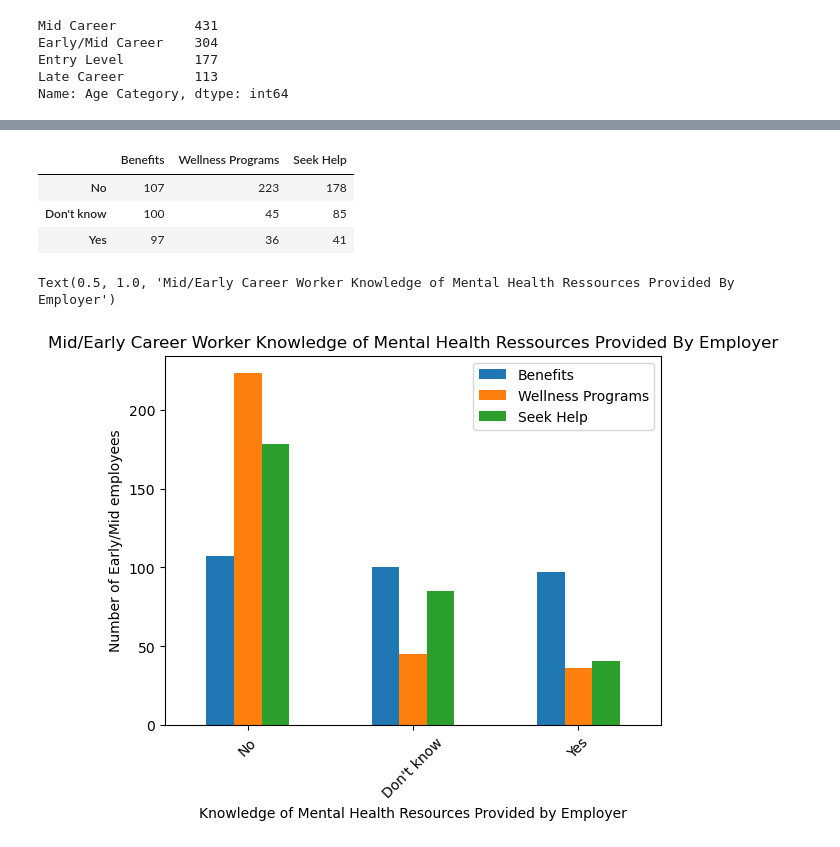
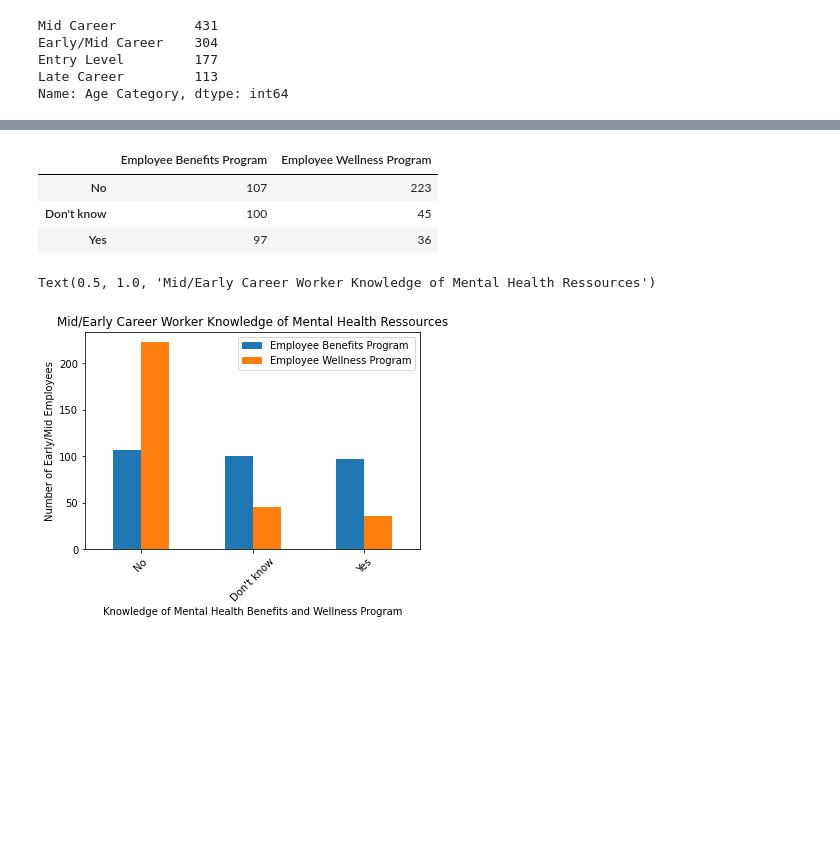
Before and after one commit to baileykayla953/project-one, a Jupyter notebook: Summary Stats.ipynb, the cells around one changed output, grey strips where cells are left out. Cells and saved outputs as stored; diff of their text form; code cells hidden in the pictures; blank space fills up the shorter version.

```diff
--- a/Summary Stats.ipynb
+++ b/Summary Stats.ipynb
@@ -35,5 +62,5 @@ Name: tech_company, dtype: int64
 # %%
-tech_df = mentalhealth_data_df.loc[(mentalhealth_data_df['tech_company'] =='Yes')]
+tech_df = mental_health_df_rename.loc[(mental_health_df_rename['Work in Tech'] =='Yes')]
 
 tech_df
 # %% [output]
@@ -53,8 +80,8 @@ tech_df
 # %%
 #Create a DataFrame with gender,benefits, wellnessprogram and ability seek out help knowledge
 
-worker_output= pd.DataFrame(tech_df, columns=["Age","Gender", "benefits",
-                                                            "wellness_program", "seek_help"])
+worker_output= pd.DataFrame(tech_df, columns=["Age","Employee Benefits Program",
+                                             "Employee Wellness Program"])
 
 
 worker_output
@@ -195,34 +181,33 @@ worker_output_emid
 # %%
 #need early mid survey results
-emid_b = worker_output_emid['benefits'].value_counts()
-emid_wellness = worker_output_emid['wellness_program'].value_counts()
-emid_help = worker_output_emid['seek_help'].value_counts()
+emid_b = worker_output_emid['Employee Benefits Program'].value_counts()
+emid_wellness = worker_output_emid['Employee Wellness Program'].value_counts()
 # %%
 #Early/Mid data frame with survey results
 
-emid_df= pd.DataFrame({"Benefits": emid_b,
-"Wellness Programs": emid_wellness,
-"Seek Help": emid_help})
+emid_df= pd.DataFrame({"Employee Benefits Program": emid_b,
+"Employee Wellness Program": emid_wellness,
+})
 
 emid_df
 # %% [output]
-|  | Benefits | Wellness Programs | Seek Help |
-| No | 107 | 223 | 178 |
-| Don't know | 100 | 45 | 85 |
-| Yes | 97 | 36 | 41 |
+|  | Employee Benefits Program | Employee Wellness Program |
+| No | 107 | 223 |
+| Don't know | 100 | 45 |
+| Yes | 97 | 36 |
 # %%
 #Early/Mid Available resources data bargraph
 emid_df.plot(kind='bar')
 plt.xticks(rotation=45)
 
 
 
-plt.xlabel('Knowledge of Mental Health Resources Provided by Employer')
-plt.ylabel('Number of Early/Mid employees')
-plt.title('Mid/Early Career Worker Knowledge of Mental Health Ressources Provided By Employer')
+plt.xlabel('Knowledge of Mental Health Benefits and Wellness Program')
+plt.ylabel('Number of Early/Mid Employees')
+plt.title('Mid/Early Career Worker Knowledge of Mental Health Ressources')
 # %% [output]
-Text(0.5, 1.0, 'Mid/Early Career Worker Knowledge of Mental Health Ressources Provided By Employer')
+Text(0.5, 1.0, 'Mid/Early Career Worker Knowledge of Mental Health Ressources')
-[figure, old version]
+[figure, new version]
 # %%
 # Mid Career  create data frame
 worker_output_mid= worker_output[worker_output["Age Category"]=="Mid Career"].copy ()
```
Also changed, not shown: parts of 22 cells of this notebook.
